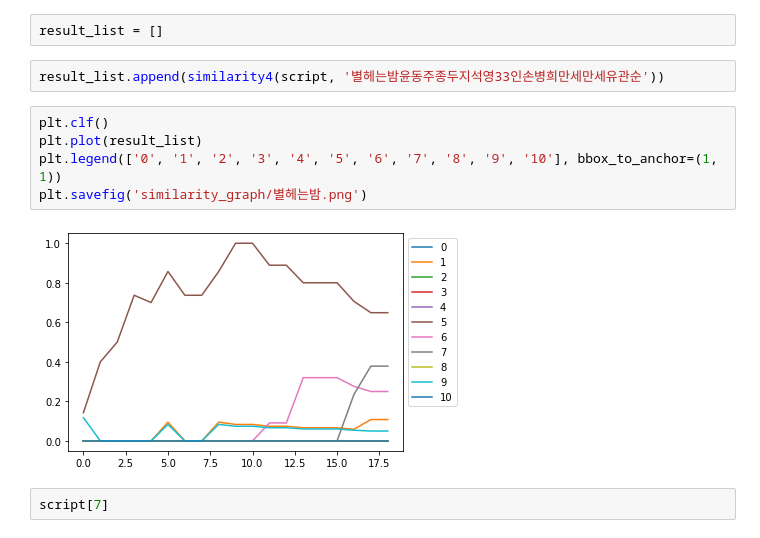
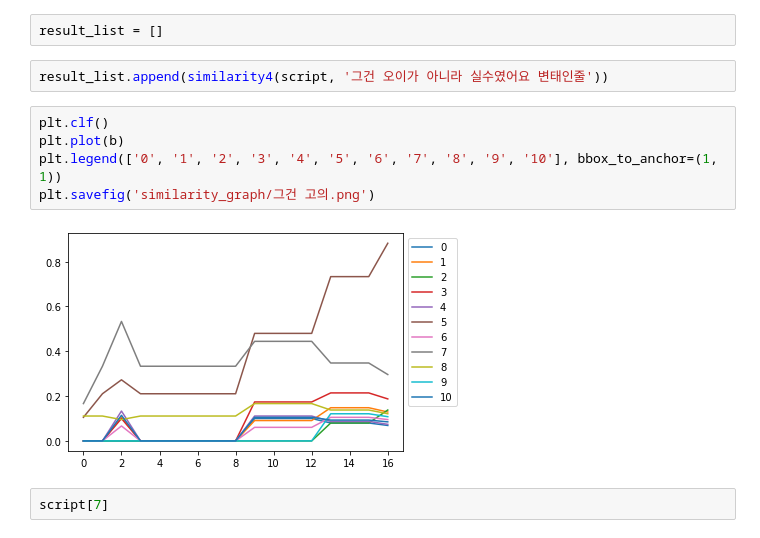
Before and after one commit to DAHYUN-HAN/Speech_to_Text, a Jupyter notebook: text_similarity.ipynb, the cells around one changed output. Cells and saved outputs as stored; diff of their text form.

```diff
--- a/text_similarity.ipynb
+++ b/text_similarity.ipynb
@@ -1233,14 +1261,14 @@ script = ['목민심서 정약용',
 # %%
 result_list = []
 # %%
-result_list.append(similarity4(script, '별헤는밤윤동주종두지석영33인손병희만세만세유관순'))
+result_list.append(similarity4(script, '그건 오이가 아니라 실수였어요 변태인줄'))
 # %%
 plt.clf()
-plt.plot(result_list)
+plt.plot(b)
 plt.legend(['0', '1', '2', '3', '4', '5', '6', '7', '8', '9', '10'], bbox_to_anchor=(1, 1))
-plt.savefig('similarity_graph/별헤는밤.png')
+plt.savefig('similarity_graph/그건 고의.png')
 # %% [output]
-[figure, old version]
+[figure, new version]
 # %%
 script[7]
 # %% [output]
```
Also changed, not shown: parts of 21 cells of this notebook, 4 other files.
